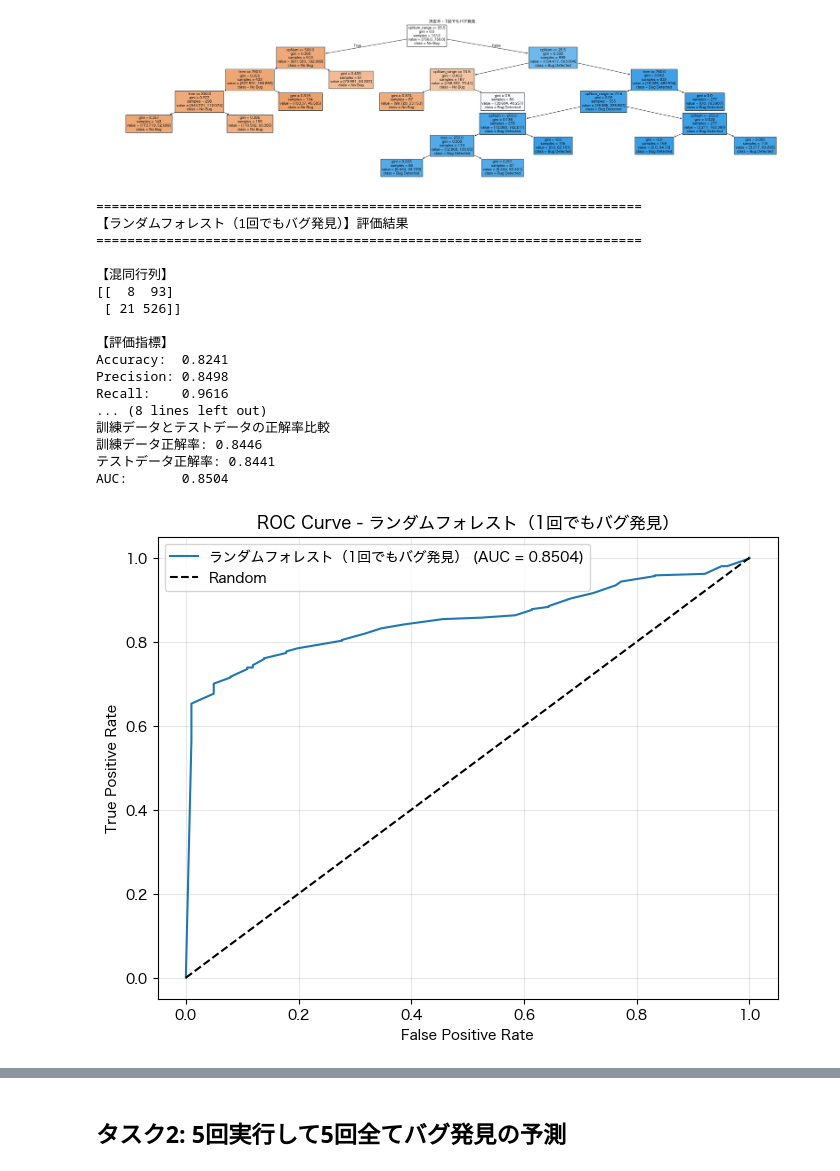
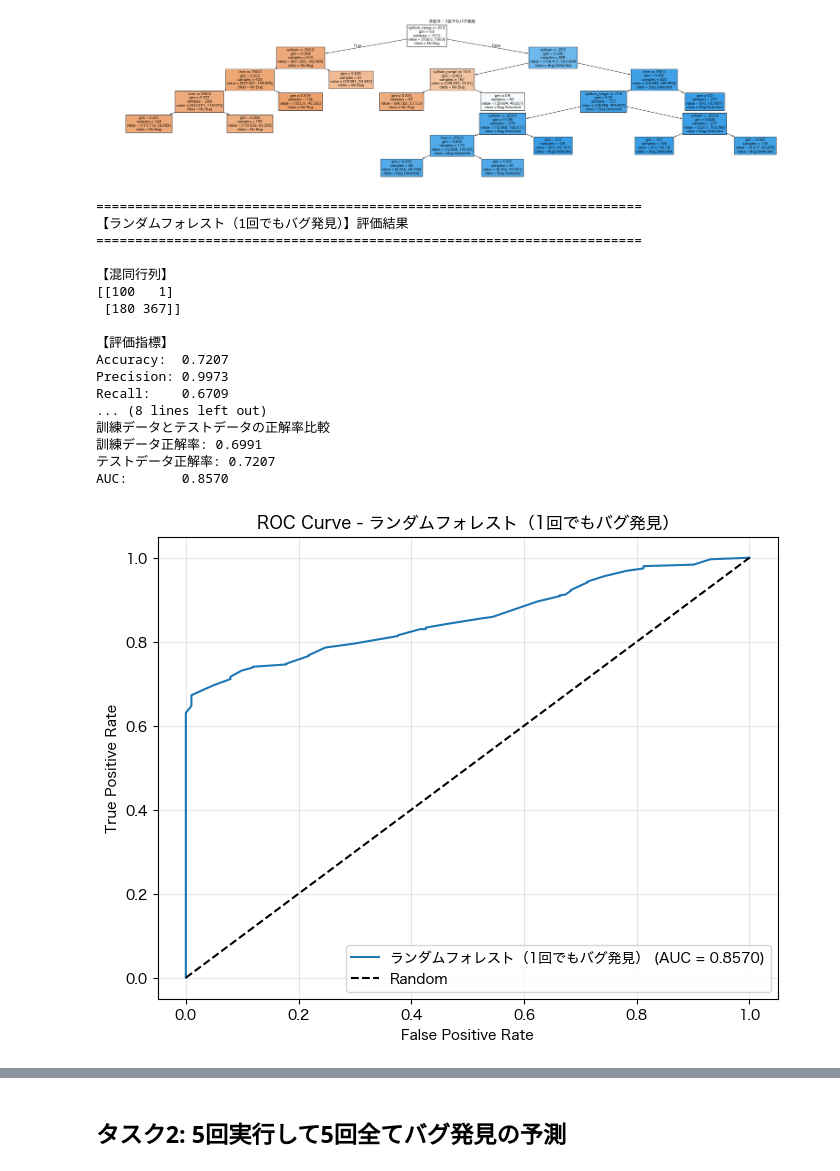
Before and after one commit to umiyuri777/localfuzz_analysis, a Jupyter notebook: tree-different/decision_tree_random_forest_analysis.ipynb, the cells around one changed output, grey strips where cells are left out. Drawn from its saved outputs; the diff is of its cells as text; code cells hidden in the pictures.

Commit message:
Refactor decision tree and logistic regression analyses to include accuracy calculations and correlation metrics. Update execution counts and improve output formatting for better clarity.

```diff
--- a/tree-different/decision_tree_random_forest_analysis.ipynb
+++ b/tree-different/decision_tree_random_forest_analysis.ipynb
@@ -323,8 +323,14 @@ def evaluate_model(
 
     # 訓練データとテストデータの正解率出力
     if (model is not None) and (X_train is not None) and (y_train is not None) and (X_test is not None) and (y_test is not None):
-        train_acc = y_train.value_counts().get(1, 0) / len(y_train)
-        test_acc = y_test.value_counts().get(1, 0) / len(y_test)
+        # モデルを使って予測を行う
+        train_pred = model.predict(X_train)
+        test_pred = model.predict(X_test)
+
+        # 実際の正解率（Accuracy）を計算する
+        train_acc = accuracy_score(y_train, train_pred)
+        test_acc = accuracy_score(y_test, test_pred)
+
         print("訓練データとテストデータの正解率比較")
         print(f"訓練データ正解率: {train_acc:.4f}")
         print(f"テストデータ正解率: {test_acc:.4f}")
@@ -694,38 +746,40 @@ plt.show()
 # %%
 # ランダムフォレストモデルの訓練と評価（タスク1）
 rf_model = RandomForestClassifier(
     n_estimators=100,
     max_depth=None,
+    class_weight='balanced',
     random_state=42,
+    min_samples_leaf=0.05,
     n_jobs=-1
 )
 rf_model.fit(X1_train, y1_train)
 
 # 予測
 y1_pred_rf = rf_model.predict(X1_test)
 y1_pred_proba_rf = rf_model.predict_proba(X1_test)[:, 1]
 
 # 評価
 rf1_results = evaluate_model(y1_test, y1_pred_rf, y1_pred_proba_rf, "ランダムフォレスト（1回でもバグ発見）", X1_train, y1_train, X1_test, y1_test, rf_model)
 # %% [output]
 ======================================================================
 【ランダムフォレスト（1回でもバグ発見）】評価結果
 ======================================================================
 
 【混同行列】
-[[  8  93]
- [ 21 526]]
+[[100   1]
+ [180 367]]
 
 【評価指標】
-Accuracy:  0.8241
-Precision: 0.8498
-Recall:    0.9616
+Accuracy:  0.7207
+Precision: 0.9973
+Recall:    0.6709
 ... (8 lines left out)
 訓練データとテストデータの正解率比較
-訓練データ正解率: 0.8446
-テストデータ正解率: 0.8441
-AUC:       0.8504
+訓練データ正解率: 0.6991
+テストデータ正解率: 0.7207
+AUC:       0.8570
-[figure, old version]
+[figure, new version]
 # %%
 # ランダムフォレストの特徴量重要度（タスク1）
 feature_importance_rf1 = pd.DataFrame({
```
Also changed, not shown: parts of 17 cells of this notebook, 2 other files.
